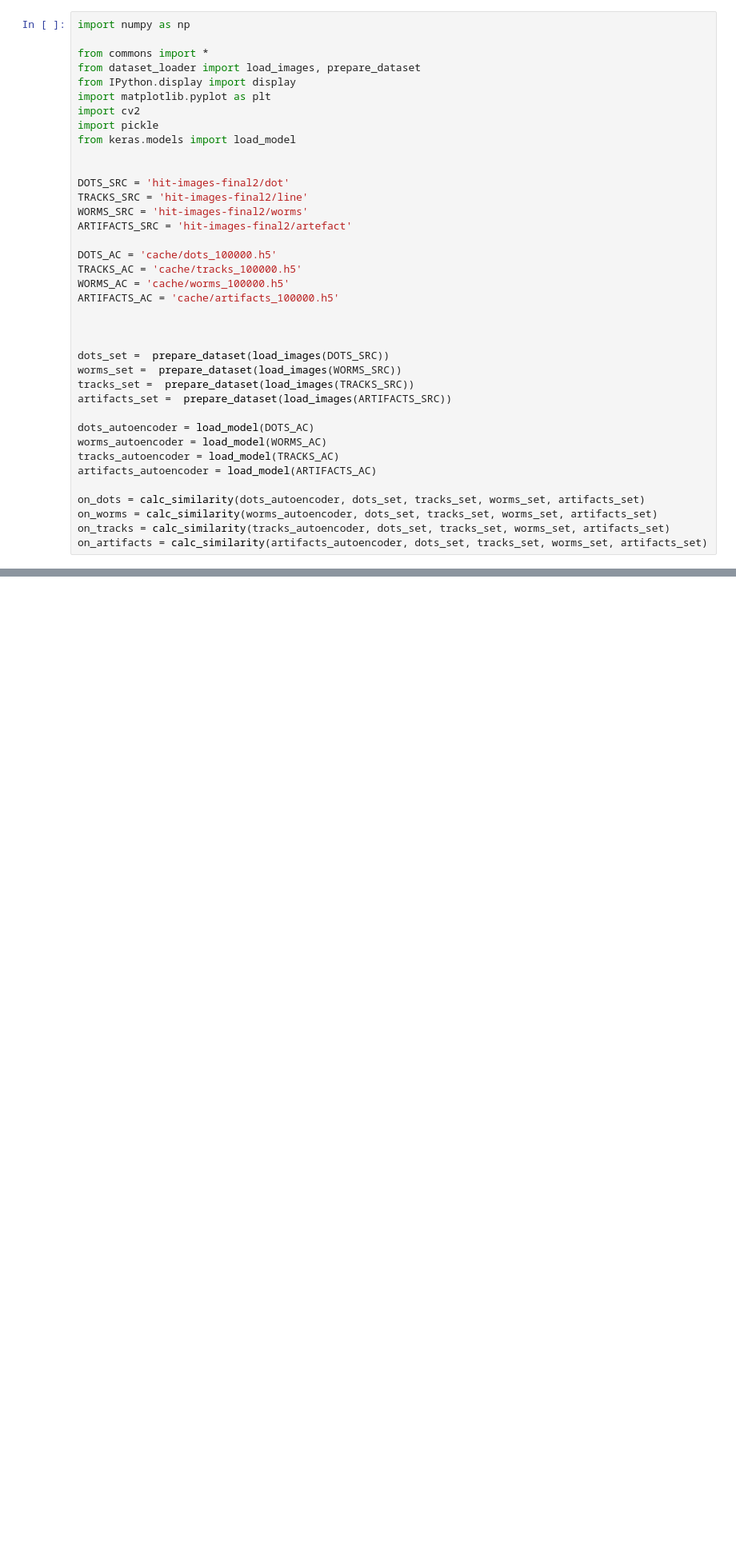
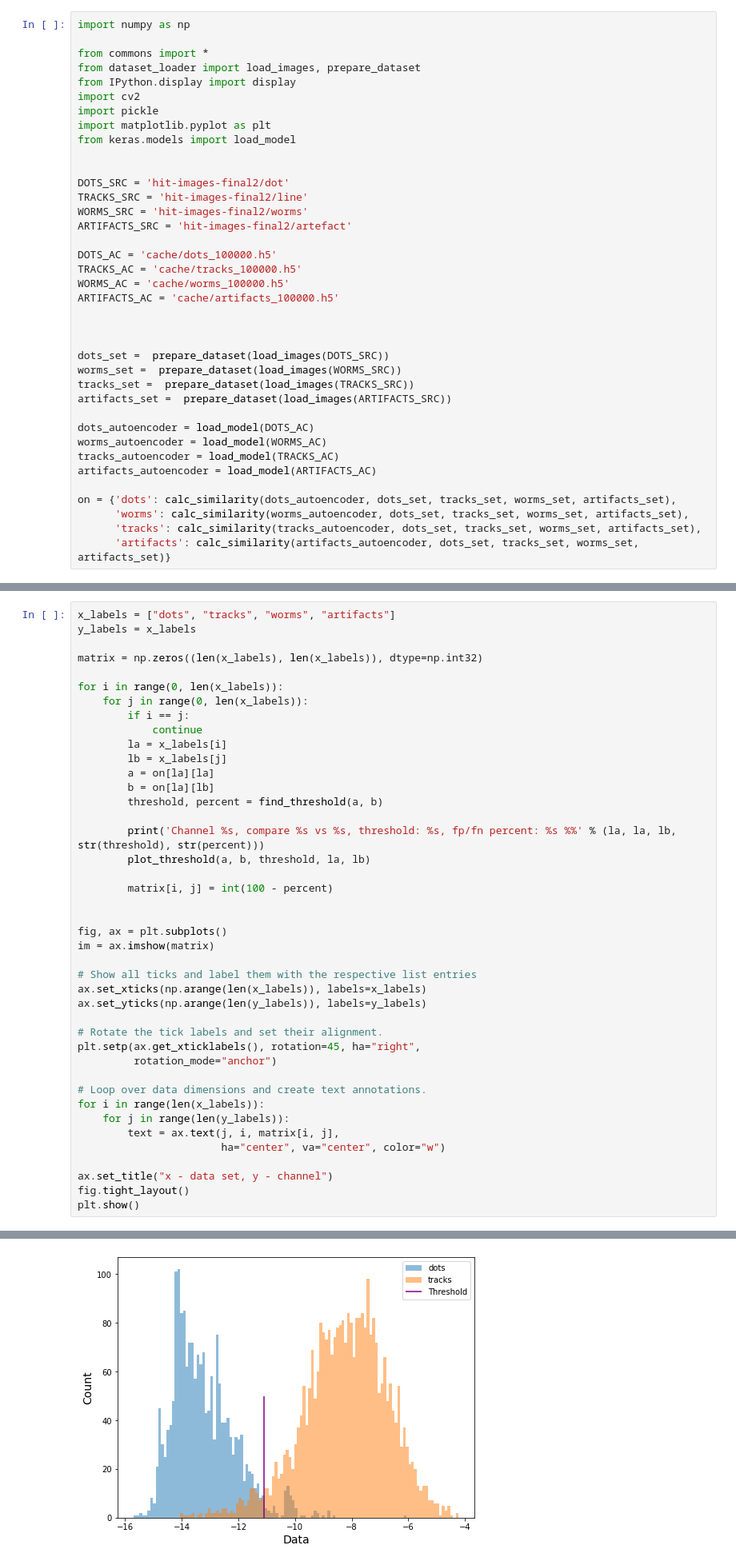
Before and after one commit to marp-science/credo-anomalies, a Jupyter notebook: 03_02_threshold.ipynb, the cells around one changed output, grey strips where cells are left out. Shown at 80% size. Saved outputs shown, nothing was run; the diff lists cells and outputs as text; blank space fills up the shorter version.

Commit message:
Matrix

```diff
--- a/03_02_threshold.ipynb
+++ b/03_02_threshold.ipynb
@@ -4,9 +4,9 @@ import numpy as np
 from commons import *
 from dataset_loader import load_images, prepare_dataset
 from IPython.display import display
-import matplotlib.pyplot as plt
 import cv2
 import pickle
+import matplotlib.pyplot as plt
 from keras.models import load_model
 
 
@@ -32,7 +32,7 @@ worms_autoencoder = load_model(WORMS_AC)
 tracks_autoencoder = load_model(TRACKS_AC)
 artifacts_autoencoder = load_model(ARTIFACTS_AC)
 
-on_dots = calc_similarity(dots_autoencoder, dots_set, tracks_set, worms_set, artifacts_set)
-on_worms = calc_similarity(worms_autoencoder, dots_set, tracks_set, worms_set, artifacts_set)
-on_tracks = calc_similarity(tracks_autoencoder, dots_set, tracks_set, worms_set, artifacts_set)
-on_artifacts = calc_similarity(artifacts_autoencoder, dots_set, tracks_set, worms_set, artifacts_set)
+on = {'dots': calc_similarity(dots_autoencoder, dots_set, tracks_set, worms_set, artifacts_set),
+      'worms': calc_similarity(worms_autoencoder, dots_set, tracks_set, worms_set, artifacts_set),
+      'tracks': calc_similarity(tracks_autoencoder, dots_set, tracks_set, worms_set, artifacts_set),
+      'artifacts': calc_similarity(artifacts_autoencoder, dots_set, tracks_set, worms_set, artifacts_set)}
@@ -118,0 +39,43 @@ False classified rate %: 4.008097165991903
+# %%
+x_labels = ["dots", "tracks", "worms", "artifacts"]
+y_labels = x_labels
+
+matrix = np.zeros((len(x_labels), len(x_labels)), dtype=np.int32)
+
+for i in range(0, len(x_labels)):
+    for j in range(0, len(x_labels)):
+        if i == j:
+            continue
+        la = x_labels[i]
+        lb = x_labels[j]
+        a = on[la][la]
+        b = on[la][lb]
+        threshold, percent = find_threshold(a, b)
+
+        print('Channel %s, compare %s vs %s, threshold: %s, fp/fn percent: %s %%' % (la, la, lb, str(threshold), str(percent)))
+        plot_threshold(a, b, threshold, la, lb)
+
+        matrix[i, j] = int(100 - percent)
+
+
+fig, ax = plt.subplots()
+im = ax.imshow(matrix)
+
+# Show all ticks and label them with the respective list entries
+ax.set_xticks(np.arange(len(x_labels)), labels=x_labels)
+ax.set_yticks(np.arange(len(y_labels)), labels=y_labels)
+
+# Rotate the tick labels and set their alignment.
+plt.setp(ax.get_xticklabels(), rotation=45, ha="right",
+         rotation_mode="anchor")
+
+# Loop over data dimensions and create text annotations.
+for i in range(len(x_labels)):
+    for j in range(len(y_labels)):
+        text = ax.text(j, i, matrix[i, j],
+                       ha="center", va="center", color="w")
+
+ax.set_title("x - data set, y - channel")
+fig.tight_layout()
+plt.show()
+# %% [output]
@@ -118,0 +83 @@ False classified rate %: 4.008097165991903
+[figure, added]
```
Also changed, not shown: parts of 2 cells of this notebook, 1 other file.
